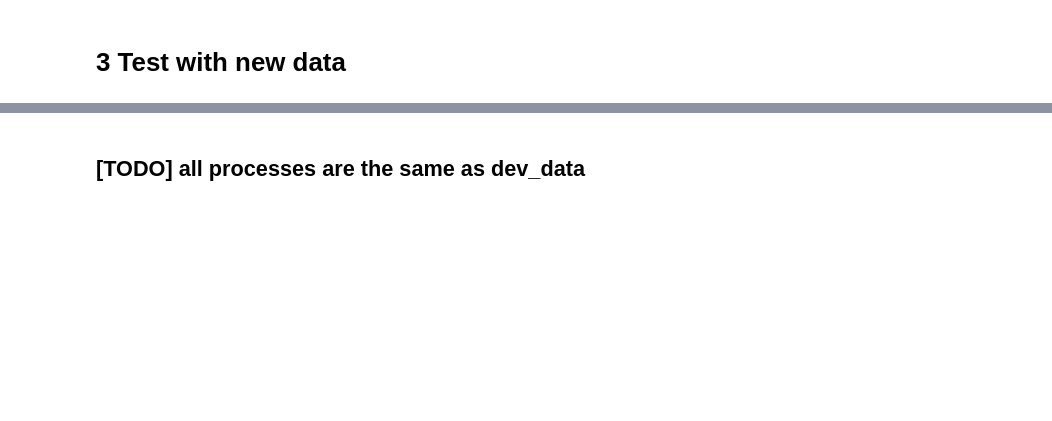
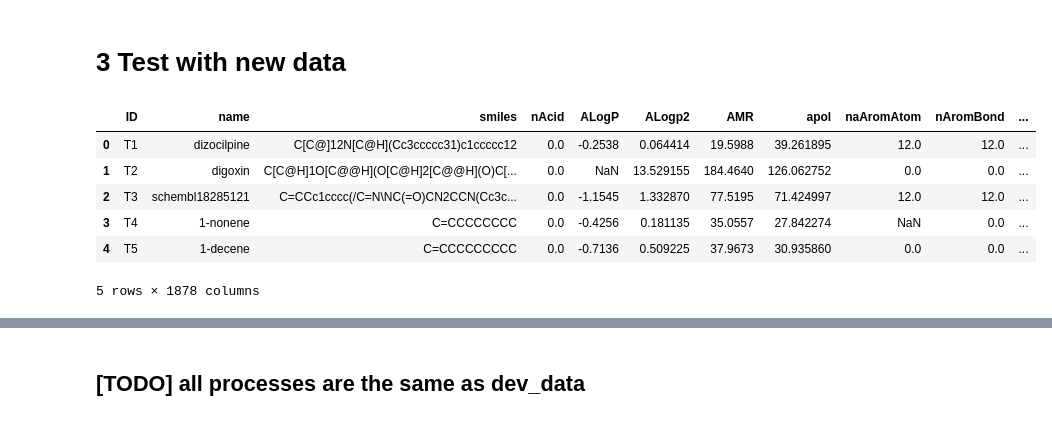
Before and after one commit to Abathur0u0/VirtualScreening_github, a Jupyter notebook: Day3_classifier_demo.ipynb, the cells around one changed output, grey strips where cells are left out. Saved outputs shown, nothing was run; the diff lists cells and outputs as text; code cells hidden in the pictures; blank space fills up the shorter version.

```diff
--- a/Day3_classifier_demo.ipynb
+++ b/Day3_classifier_demo.ipynb
@@ -218,4 +340,13 @@ print("models_list is restored from:", file_name)
 # %%
 test_csv_file = "test_dataset_drop05.csv"  # <-- test_data.csv path
 df1 = pd.read_csv(test_csv_file).loc[:, 'ID':]
-df1
+id_col = df1['ID']
+df1.head(5)
+# %% [output]
+|  | ID | name | smiles | nAcid | ALogP | ALogp2 | AMR | apol | naAromAtom | nAromBond | ... |
+| 0 | T1 | dizocilpine | C[C@]12N[C@H](Cc3ccccc31)c1ccccc12 | 0.0 | -0.2538 | 0.064414 | 19.5988 | 39.261895 | 12.0 | 12.0 | ... |
+| 1 | T2 | digoxin | C[C@H]1O[C@@H](O[C@H]2[C@@H](O)C[... | 0.0 | NaN | 13.529155 | 184.4640 | 126.062752 | 0.0 | 0.0 | ... |
+| 2 | T3 | schembl18285121 | C=CCc1cccc(/C=N\NC(=O)CN2CCN(Cc3c... | 0.0 | -1.1545 | 1.332870 | 77.5195 | 71.424997 | 12.0 | 12.0 | ... |
+| 3 | T4 | 1-nonene | C=CCCCCCCC | 0.0 | -0.4256 | 0.181135 | 35.0557 | 27.842274 | NaN | 0.0 | ... |
+| 4 | T5 | 1-decene | C=CCCCCCCCC | 0.0 | -0.7136 | 0.509225 | 37.9673 | 30.935860 | 0.0 | 0.0 | ... |
+5 rows × 1878 columns
```
Also changed, not shown: parts of 25 cells of this notebook, 3 other files.
